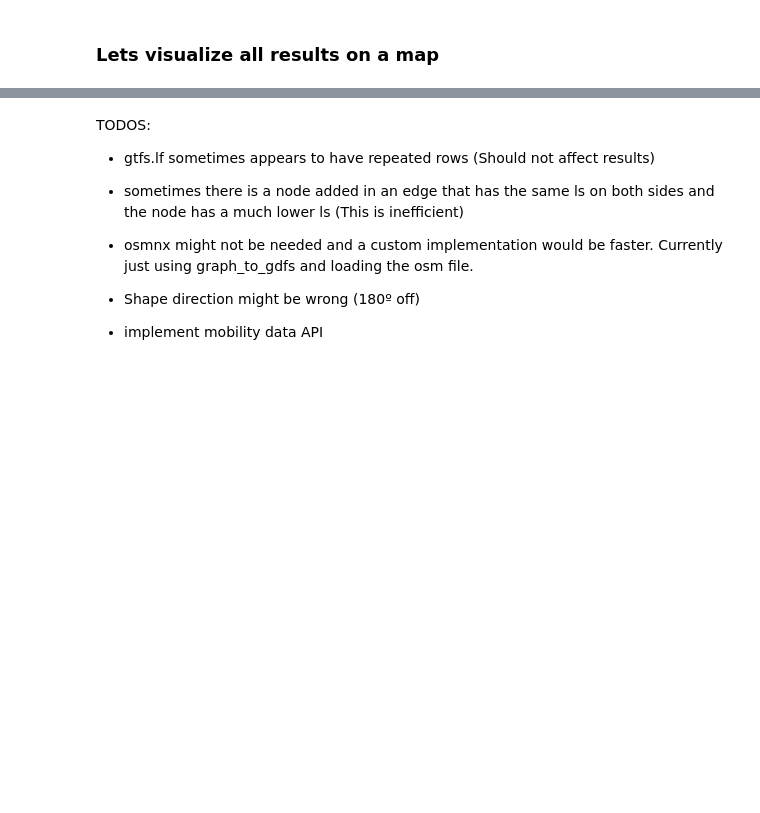
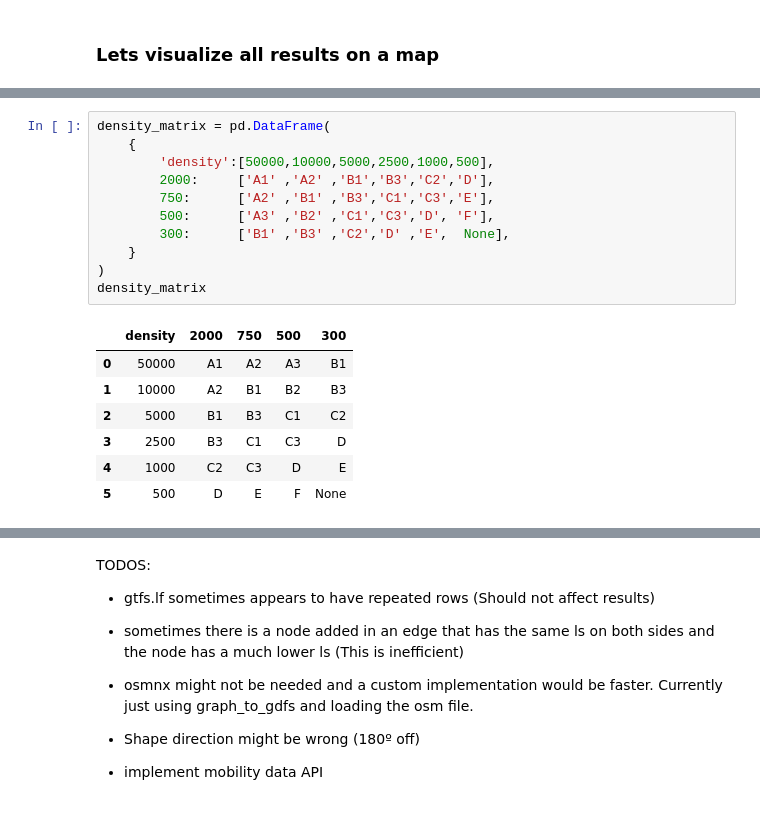
Before and after one commit to CityScope/UrbanAccessAnalyzer, a Jupyter notebook: tutorials/worldwide_public_transport.ipynb, the cells around one changed output, grey strips where cells are left out. Saved outputs shown, nothing was run; the diff lists cells and outputs as text; blank space fills up the shorter version.

```diff
--- a/tutorials/worldwide_offer.ipynb
+++ b/tutorials/worldwide_public_transport.ipynb
@@ -335,0 +408,19 @@ m
+# %%
+density_matrix = pd.DataFrame(
+    {
+        'density':[50000,10000,5000,2500,1000,500],
+        2000:     ['A1' ,'A2' ,'B1','B3','C2','D'],
+        750:      ['A2' ,'B1' ,'B3','C1','C3','E'],
+        500:      ['A3' ,'B2' ,'C1','C3','D', 'F'],
+        300:      ['B1' ,'B3' ,'C2','D' ,'E',  None],
+    }
+)
+density_matrix
+# %% [output]
+|  | density | 2000 | 750 | 500 | 300 |
+| 0 | 50000 | A1 | A2 | A3 | B1 |
+| 1 | 10000 | A2 | B1 | B2 | B3 |
+| 2 | 5000 | B1 | B3 | C1 | C2 |
+| 3 | 2500 | B3 | C1 | C3 | D |
+| 4 | 1000 | C2 | C3 | D | E |
+| 5 | 500 | D | E | F | None |
```
Also changed, not shown: parts of 22 cells of this notebook, 2 other files.
